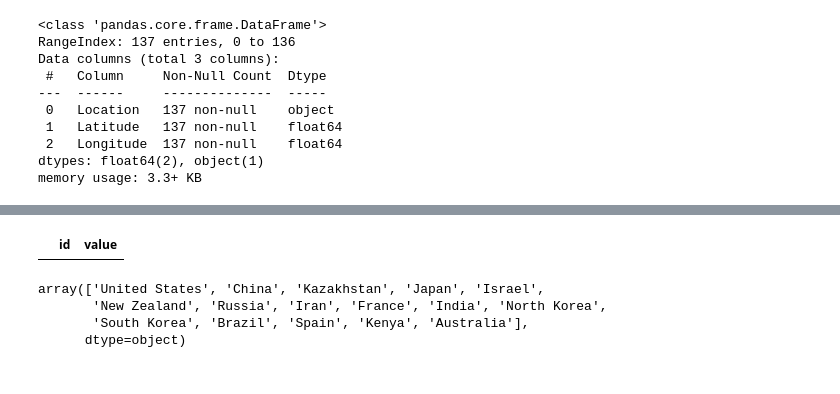
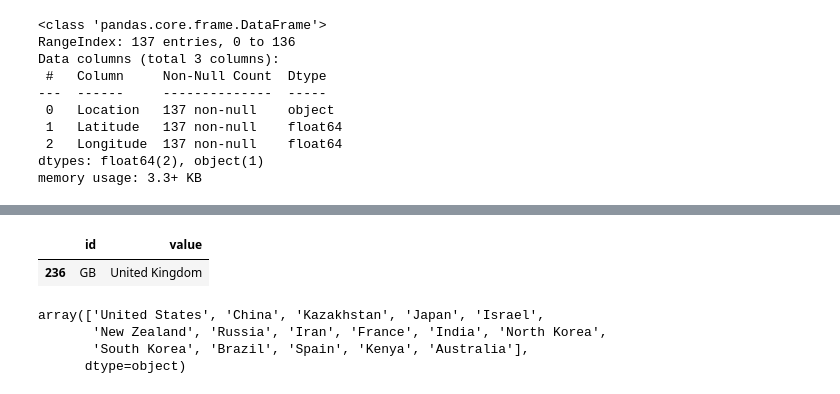
Before and after one commit to aliosayle/space-launch-analysis, a Jupyter notebook: scripts/transform.ipynb, the cells around one changed output, grey strips where cells are left out. Saved outputs shown, nothing was run; the diff lists cells and outputs as text; code cells hidden in the pictures.

```diff
--- a/scripts/transform.ipynb
+++ b/scripts/transform.ipynb
@@ -48,9 +48,10 @@ missions_df.head()
 | 3 | 3 | 3 | Roscosmos | Site 200/39, Baikonur Cosmodrome,... | Thu Jul 30, 2020 21:25 UTC | Proton-M/Briz-M | Ekspress-80 & E... | StatusActive | 65.0 | ... |
 | 4 | 4 | 4 | ULA | SLC-41, Cape Canaveral AFS, Flori... | Thu Jul 30, 2020 11:50 UTC | Atlas V 541 | Perseverance | StatusActive | 145.0 | ... |
 # %%
-countries_df[countries_df['id'] == ""]
+countries_df[countries_df['value'] == "United Kingdom"]
 # %% [output]
 |  | id | value |
+| 236 | GB | United Kingdom |
 # %%
 missions_df['Country'] = missions_df['Location'].apply(lambda x: x.split(',')[-1].strip())
 # %%
```
Also changed, not shown: parts of 42 cells of this notebook, 2 other files.
